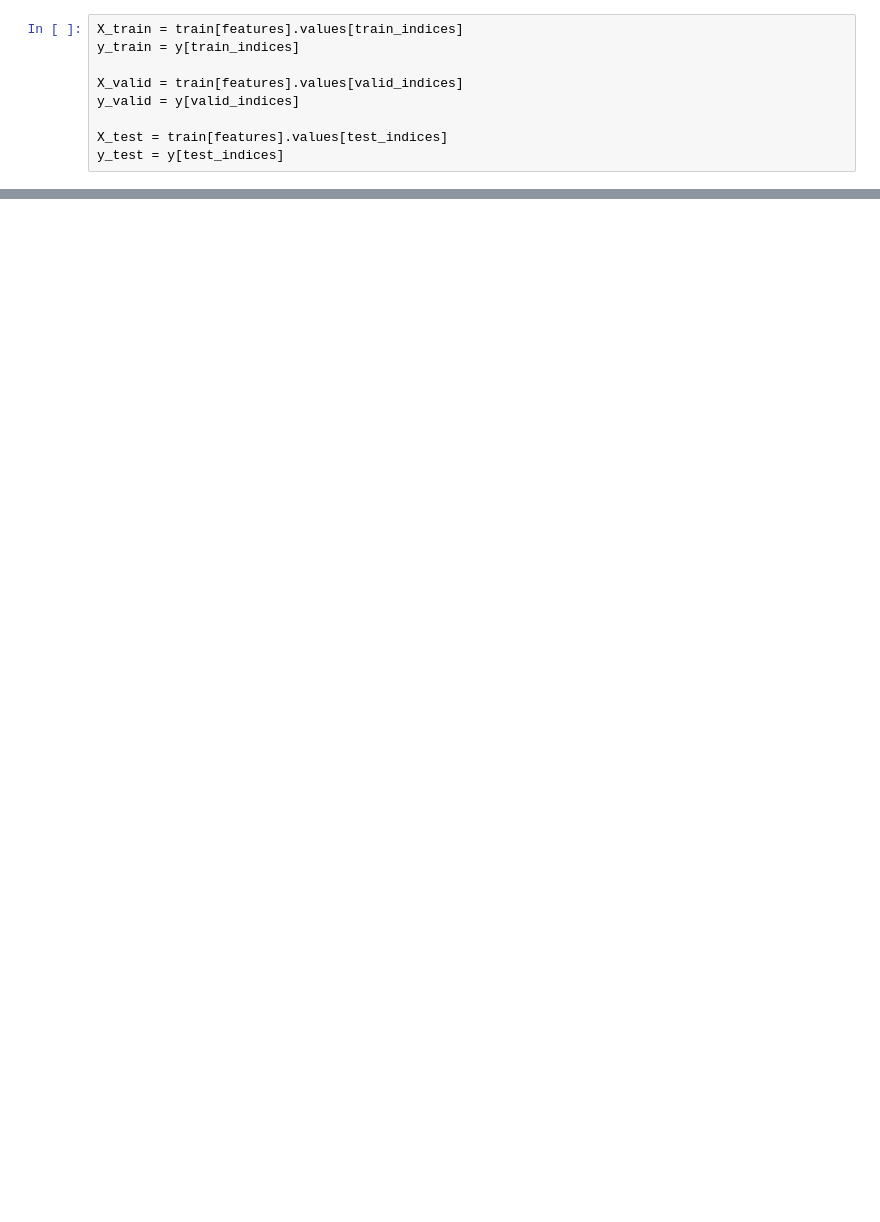
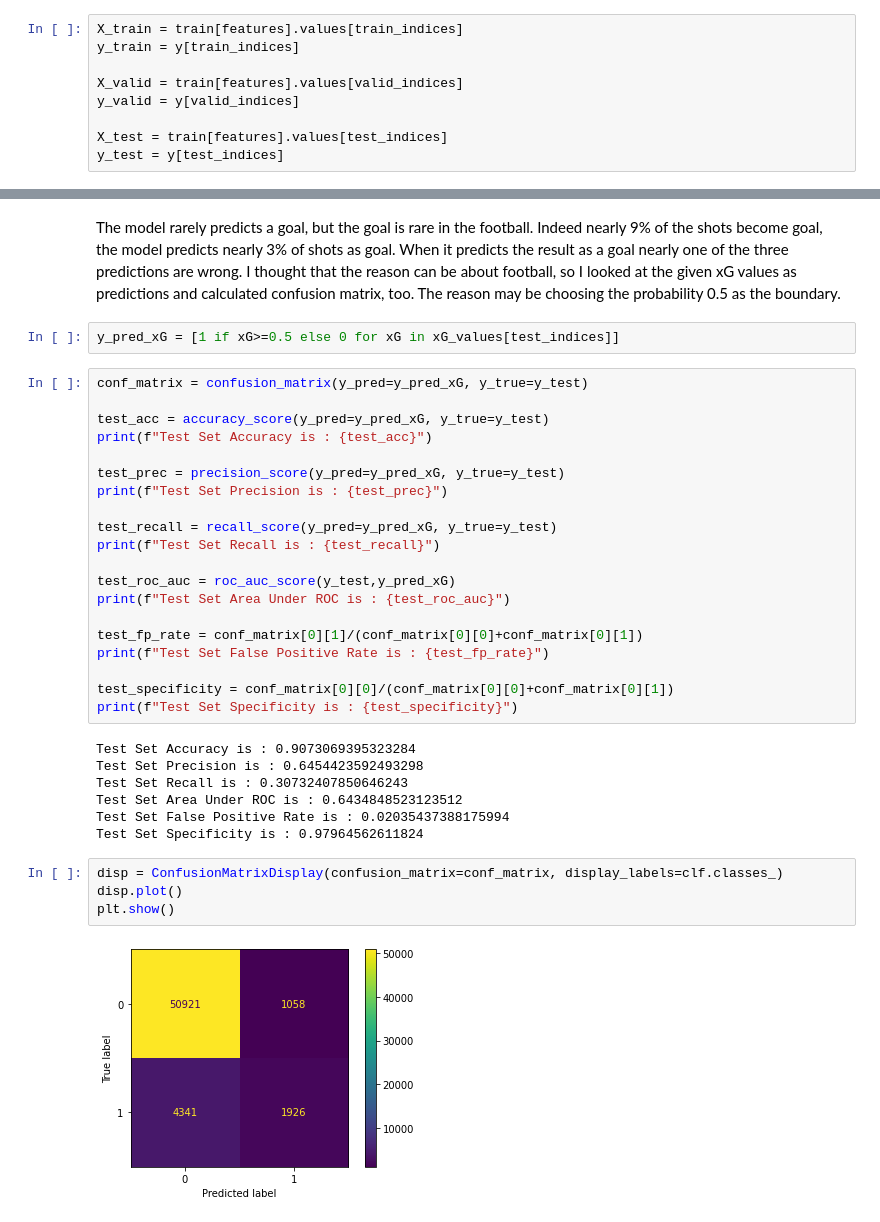
Before and after one commit to ardatiftikci/Advanced-Football-Statistics, a Jupyter notebook: xG/xG_prediction_with_TabNet.ipynb, the cells around one changed output, grey strips where cells are left out. Drawn from its saved outputs; the diff is of its cells as text; blank space fills up the shorter version.

```diff
--- a/xG/xG_prediction_with_TabNet.ipynb
+++ b/xG/xG_prediction_with_TabNet.ipynb
@@ -210,0 +253,37 @@ array([0.14870517, 0.30227497, 0.05221085, ..., 0.03875686, 0.48749644,
+# %% [markdown]
+The model rarely predicts a goal, but the goal is rare in the football. Indeed nearly 9% of the shots become goal, the model predicts nearly 3% of shots as goal. When it predicts the result as a goal nearly one of the three predictions are wrong. I thought that the reason can be about football, so I looked at the given xG values as predictions and calculated confusion matrix, too. The reason may be choosing the probability 0.5 as the boundary.
+# %%
+y_pred_xG = [1 if xG>=0.5 else 0 for xG in xG_values[test_indices]]
+# %%
+conf_matrix = confusion_matrix(y_pred=y_pred_xG, y_true=y_test)
+
+test_acc = accuracy_score(y_pred=y_pred_xG, y_true=y_test)
+print(f"Test Set Accuracy is : {test_acc}")
+
+test_prec = precision_score(y_pred=y_pred_xG, y_true=y_test)
+print(f"Test Set Precision is : {test_prec}")
+
+test_recall = recall_score(y_pred=y_pred_xG, y_true=y_test)
+print(f"Test Set Recall is : {test_recall}")
+
+test_roc_auc = roc_auc_score(y_test,y_pred_xG)
+print(f"Test Set Area Under ROC is : {test_roc_auc}")
+
+test_fp_rate = conf_matrix[0][1]/(conf_matrix[0][0]+conf_matrix[0][1])
+print(f"Test Set False Positive Rate is : {test_fp_rate}")
+
+test_specificity = conf_matrix[0][0]/(conf_matrix[0][0]+conf_matrix[0][1])
+print(f"Test Set Specificity is : {test_specificity}")
+# %% [output]
+Test Set Accuracy is : 0.9073069395323284
+Test Set Precision is : 0.6454423592493298
+Test Set Recall is : 0.30732407850646243
+Test Set Area Under ROC is : 0.6434848523123512
+Test Set False Positive Rate is : 0.02035437388175994
+Test Set Specificity is : 0.97964562611824
+# %%
+disp = ConfusionMatrixDisplay(confusion_matrix=conf_matrix, display_labels=clf.classes_)
+disp.plot()
+plt.show()
+# %% [output]
+[figure, added]
```
Also changed, not shown: parts of 58 cells of this notebook.
